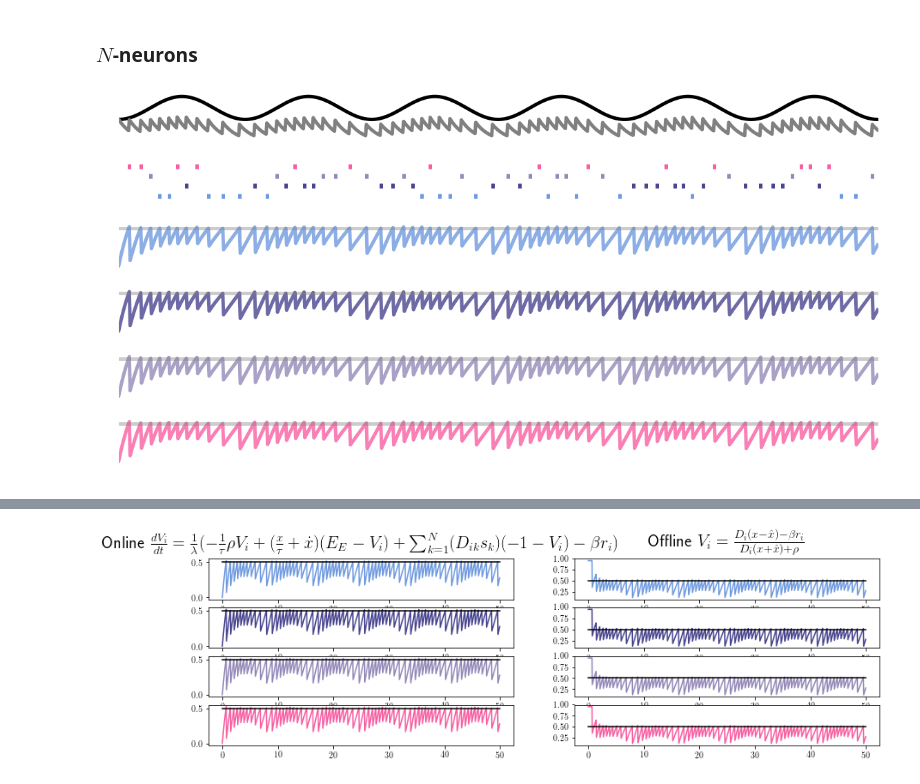
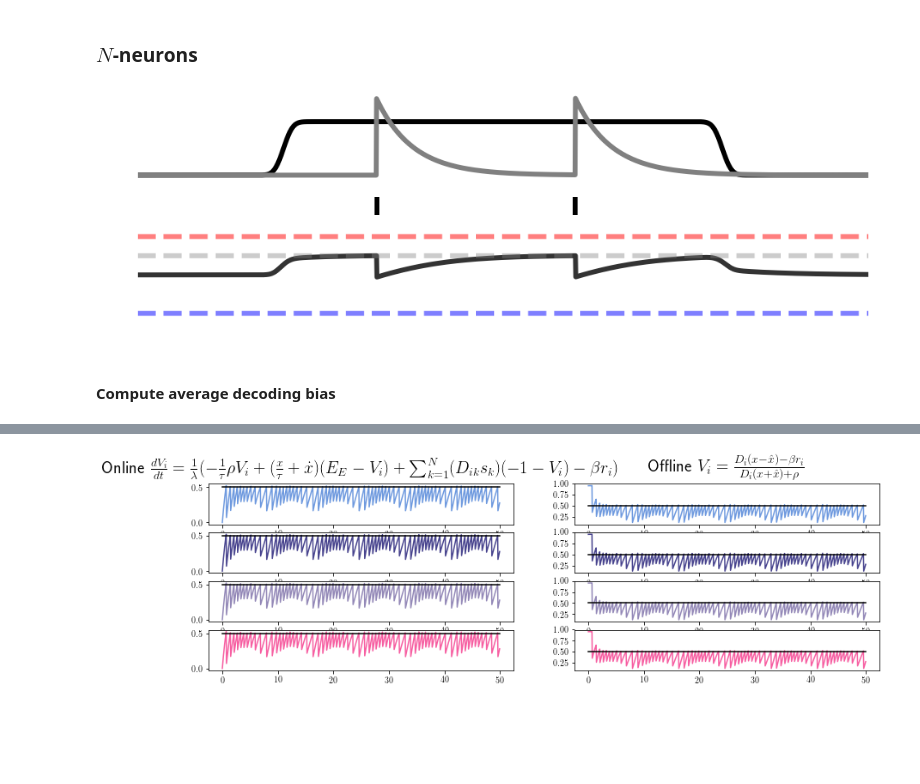
Before and after one commit to ABra1993/LisbonLab, a Jupyter notebook: Conductance/SNN_conductance.ipynb, the cells around one changed output, grey strips where cells are left out. Cells and saved outputs as stored; diff of their text form; code cells hidden in the pictures; blank space fills up the shorter version.

```diff
--- a/Conductance/SNN_conductance.ipynb
+++ b/Conductance/SNN_conductance.ipynb
@@ -153,7 +157,7 @@ For the simulation, one uses the Euler method using the following derivative equ
 - $\dot{\hat{x}} = -\hat{x} + \sum^{N}_{k = 1} D_{k} s_{k}$ referred to as the $\textbf{online method}$.
 - $(x + \hat{x} + \rho) \dot{V}_{i} = -\rho V_{i} + (\frac{x}{\tau} + \dot{x}) (1 - V_{i}) + \sum^{N}_{k = 1} (D_{ik} s_{k}) (-1 - V_{i}) - \beta s_{i}$ referred to as the $\textbf{offline method}$ where $\lambda = (x + \hat{x} + \rho)$.
 # %%
-def run(rho, tau, beta, E_e=1, E_i=-1, lambda_constant=False, var=0, permute_x_est=False):
+def run(rho, tau, beta, E_e=1, E_i=-1, capacitance_constant=False, var=0, permute_x_est=False):
     """ Run simulation of spike coding network. At each time step, the voltage and input estimate is computed
     using the Euler's method. The network follows a spike rule that if one of the voltage reaches threshold the
     network outputs a spike wherafter the voltages and input estimate are updated.
@@ -170,7 +174,7 @@ def run(rho, tau, beta, E_e=1, E_i=-1, lambda_constant=False, var=0, permute_x_e
         excitatory reversal potential
     E_i : int, optional
         inhibitory reversal potential
-    lambda_constant : boolean, optional
+    capacitance_constant : boolean, optional
         defines lambda as a constant (True) or as its true value (False)
     var : int, optional
         value of lambda (only applies when lambda_constant=True)
@@ -196,7 +200,7 @@ def run(rho, tau, beta, E_e=1, E_i=-1, lambda_constant=False, var=0, permute_x_e
 #         C_m[t] = np.dot(D.T, (x[t - 1] + x_est[t - 1])) + rho
 
         # compute lambda
-        if lambda_constant == False:
+        if capacitance_constant == False:
             lambda_val = 1/(x[t - 1] + np.dot(D, r) + rho)
         else:
             lambda_val = 1/var
@@ -603,8 +607,8 @@ def visualize_single_neuron():
 
     # initialize plot
     plots = 5
-    fig = pl.figure(figsize=(16, 10))
-    w = 4
+    fig = pl.figure(figsize=(16, 5))
+    w = 6
 
     ax1 = pl.subplot2grid((plots, 1), (0, 0), rowspan=2)
     pl.yticks(fontsize=15)
@@ -636,15 +640,14 @@ def visualize_single_neuron():
     # plot voltage over time
     if plot_voltage == True:
         ax3 = pl.subplot2grid((plots, 1), (3, 0), rowspan=2)
-        pl.ylim(-2, 0.6)
+        #pl.ylim(-10, 2)
         pl.axis('off')
         pl.xlim(0, iterations * dt)
         pl.xticks(fontsize=15)
         pl.yticks(fontsize=15)
-        pl.ylim(-1, 0.6)
         for i in range(N):
             pl.plot(t, voltage[i, :], color='k', label='N%i'%(i+1), alpha=0.8, lw=w)
-            pl.plot(t, np.ones(iterations) * T[i], color='gray', alpha=0.4, lw=w)
+            pl.plot(t, np.ones(iterations) * T[i], color='gray', alpha=0.4, lw=w, linestyle='--')
             if plot_E == True:
                 pl.plot(t, np.ones(iterations) * E_e, '--r', alpha=0.5, label='Reversal potential E', lw=w)
                 pl.plot(t, np.ones(iterations) * E_i, '--b', alpha=0.5, label='Reversal potential I', lw=w)
@@ -653,44 +656,45 @@ def visualize_single_neuron():
 # %% [markdown]
 ### $\textit{N}$-neurons
 # %%
-N = 4                                                   # number of neurons
-dt = 0.05                                               # time step
-iterations = 1000                                       # length of simulation
+N = 1                                                   # number of neurons
+dt = 0.01                                               # time step
+iterations = 2000                                       # length of simulation
 homogeneous_weights = True                              # homogeneous weights or different weights for each neuron
 gamma_hom = 1                                           # readout weight if homogeneous
 positive_input = True                                   # allow negative or only positive input signal
 constant= False                                         # create constant or time-variant input signal
-sinusoidal = True                                       # create sinusoidal wafevorm as input signal
-c_upp = 5                                               # value signal input
-rho = 0.1
+sinusoidal = False                                       # create sinusoidal wafevorm as input signal
+c_upp = 0.7                                               # value signal input
+rho = 1
 color = np.random.randint(0, 255, size=(N, 3))/255      # assign color to each neuron
 tau = 1                                                 # time constant
 beta = 0.0                                              # cost
 E_e = 1                                                 # excitatory reversal potential
 E_i = -1                                                # inhibitory reversal potential
-lambda_constant = False                                 # indicates use of lambda
-var = 1
+capacitance_constant = False                                # indicates use of lambda
+var = 0.1
 permute_x_est = False                                   # permute readout
 color = np.random.randint(0, 255, size=(N, 3))/255      # return color for each neuron
 plot_c = False                                          # plot the input + input der (=c) or only input signal
 plot_voltage= True                                      # plot the voltages
-plot_E = False                                          # plot reversal potentials
+plot_E = True                                          # plot reversal potentials
+
 
 # run simulation
 if homogeneous_weights == True:
     t, x_est, o, voltage, D, T = initialize_params(N=N, dt=dt, iterations=iterations, homogeneous_weights=homogeneous_weights, gamma_hom=gamma_hom)
 else:
     t, x_est, o, voltage, D, T = initialize_params(N=N, dt=dt, iterations=iterations, homogeneous_weights=homogeneous_weights, gamma_het=gamma_het)
-# x_est[0] = 2
 if sinusoidal == True:
     x,c     = time_varying_signal_sinusoidal(positive_input=positive_input)
 else:
     x,c     = time_varying_signal(constant=constant, c_upp=c_upp, tau=tau)
-x_est[0] = 2
-x_est_cor = run(rho=rho, tau=tau, beta=beta, E_e=E_e, E_i=E_i, lambda_constant=lambda_constant, var=var, permute_x_est=permute_x_est)
+x_est_cor = run(rho=rho, tau=tau, beta=beta, E_e=E_e, E_i=E_i, capacitance_constant=capacitance_constant, var=var, permute_x_est=permute_x_est)
 if N == 1:
     visualize_single_neuron()
 else:
     visualize(color=color, plot_voltage=plot_voltage, plot_c=plot_c, plot_E=plot_E)
 # %% [output]
-[figure, old version]
+[figure, new version]
+# %% [markdown]
+#### Compute average decoding bias
```
Also changed, not shown: parts of 15 cells of this notebook, 9 other files.
